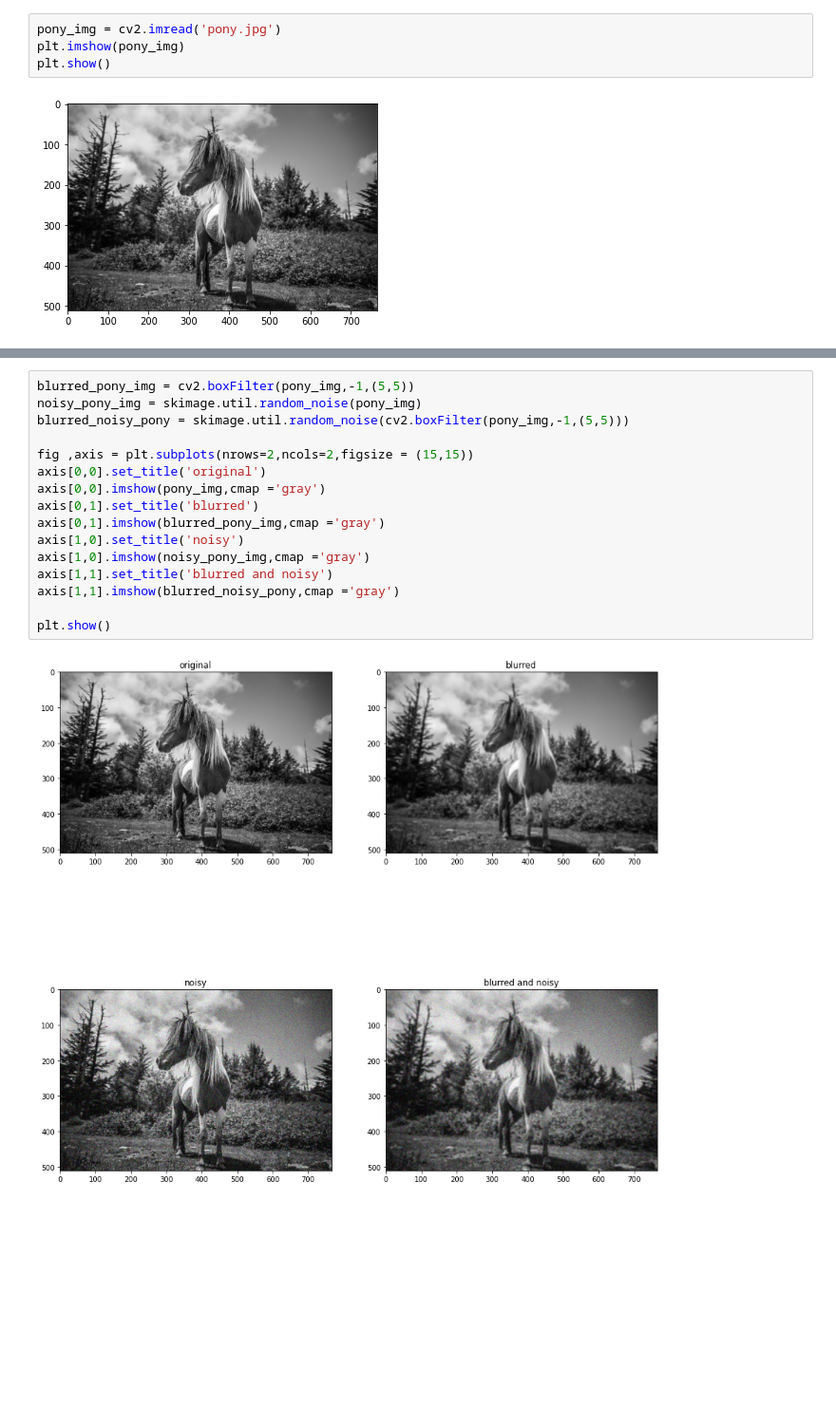
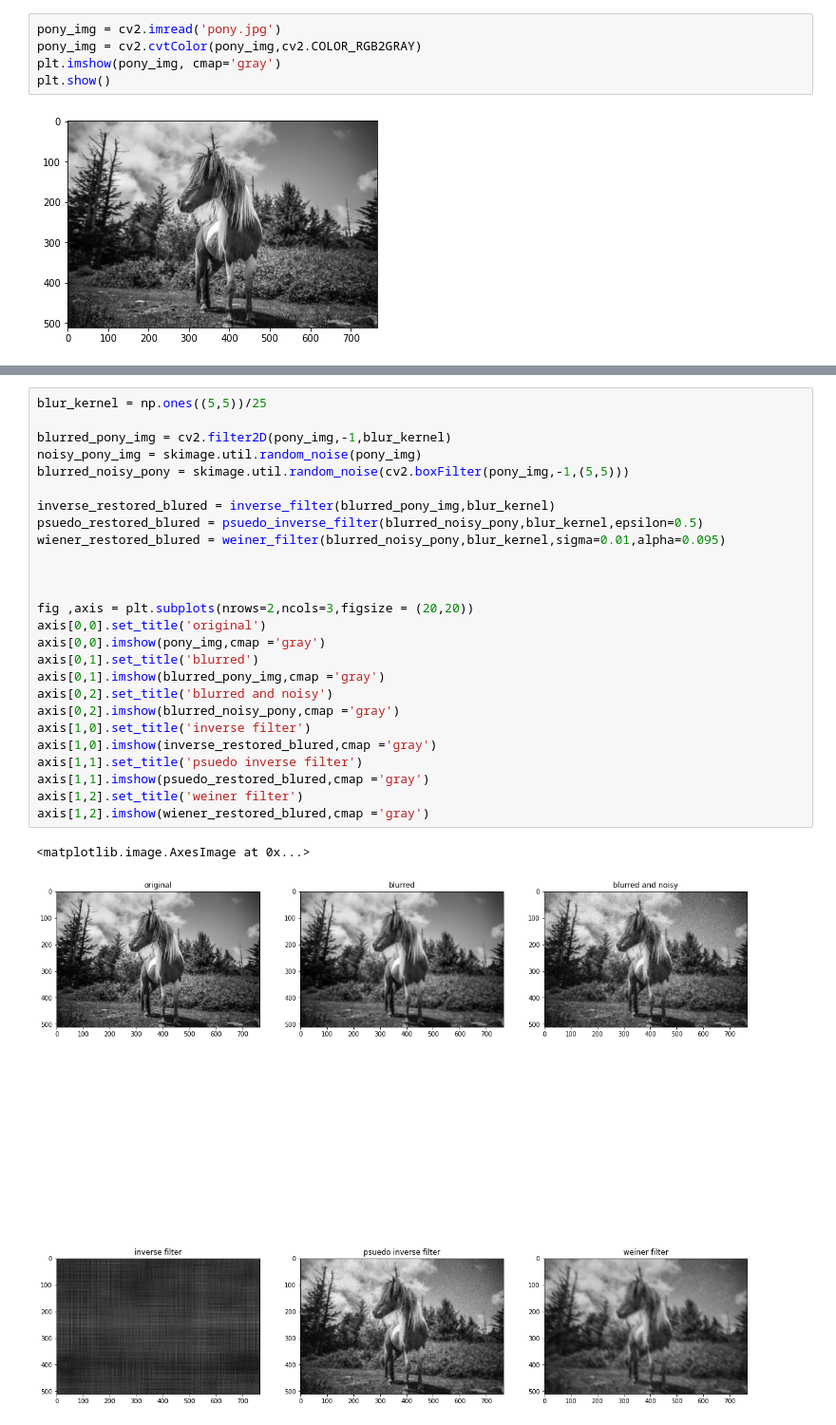
Before and after one commit to nadavschwalb/image_processing, a Jupyter notebook: Lab_5_preliminary.ipynb, the cells around one changed output, grey strips where cells are left out. Shown at 95% size. Saved outputs shown, nothing was run; the diff lists cells and outputs as text; blank space fills up the shorter version.

```diff
--- a/Lab_5_preliminary.ipynb
+++ b/Lab_5_preliminary.ipynb
@@ -21,7 +21,8 @@ import cv2
 import skimage
 # %%
 pony_img = cv2.imread('pony.jpg')
-plt.imshow(pony_img)
+pony_img = cv2.cvtColor(pony_img,cv2.COLOR_RGB2GRAY)
+plt.imshow(pony_img, cmap='gray')
 plt.show()
 # %% [output]
 [figure]
@@ -28,18 +55,29 @@ plt.show()
 # %%
-blurred_pony_img = cv2.boxFilter(pony_img,-1,(5,5))
+blur_kernel = np.ones((5,5))/25
+
+blurred_pony_img = cv2.filter2D(pony_img,-1,blur_kernel)
 noisy_pony_img = skimage.util.random_noise(pony_img)
 blurred_noisy_pony = skimage.util.random_noise(cv2.boxFilter(pony_img,-1,(5,5)))
 
-fig ,axis = plt.subplots(nrows=2,ncols=2,figsize = (15,15))
+inverse_restored_blured = inverse_filter(blurred_pony_img,blur_kernel)
+psuedo_restored_blured = psuedo_inverse_filter(blurred_noisy_pony,blur_kernel,epsilon=0.5)
+wiener_restored_blured = weiner_filter(blurred_noisy_pony,blur_kernel,sigma=0.01,alpha=0.095)
+
+
+
+fig ,axis = plt.subplots(nrows=2,ncols=3,figsize = (20,20))
 axis[0,0].set_title('original')
 axis[0,0].imshow(pony_img,cmap ='gray')
 axis[0,1].set_title('blurred')
 axis[0,1].imshow(blurred_pony_img,cmap ='gray')
-axis[1,0].set_title('noisy')
-axis[1,0].imshow(noisy_pony_img,cmap ='gray')
-axis[1,1].set_title('blurred and noisy')
-axis[1,1].imshow(blurred_noisy_pony,cmap ='gray')
-
-plt.show()
+axis[0,2].set_title('blurred and noisy')
+axis[0,2].imshow(blurred_noisy_pony,cmap ='gray')
+axis[1,0].set_title('inverse filter')
+axis[1,0].imshow(inverse_restored_blured,cmap ='gray')
+axis[1,1].set_title('psuedo inverse filter')
+axis[1,1].imshow(psuedo_restored_blured,cmap ='gray')
+axis[1,2].set_title('weiner filter')
+axis[1,2].imshow(wiener_restored_blured,cmap ='gray')
 # %% [output]
+<matplotlib.image.AxesImage at 0x...>
-[figure, old version]
+[figure, new version]
```
Also changed, not shown: parts of 1 cell of this notebook.
